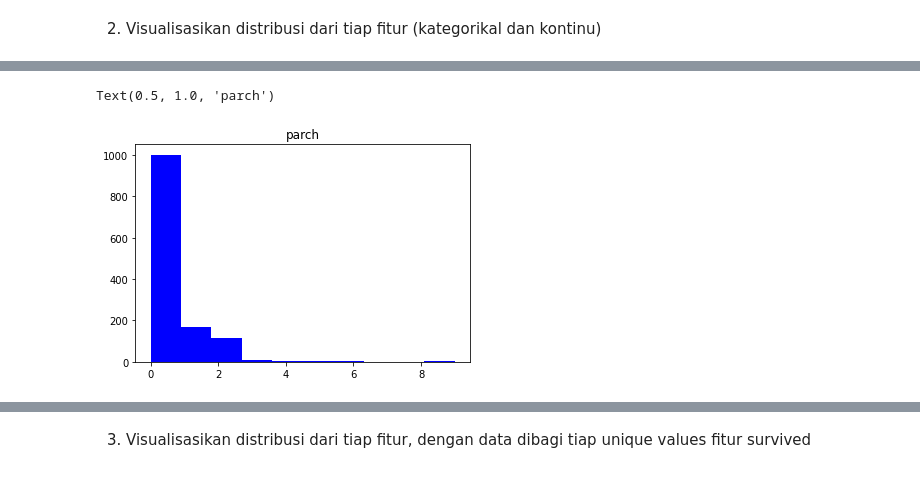
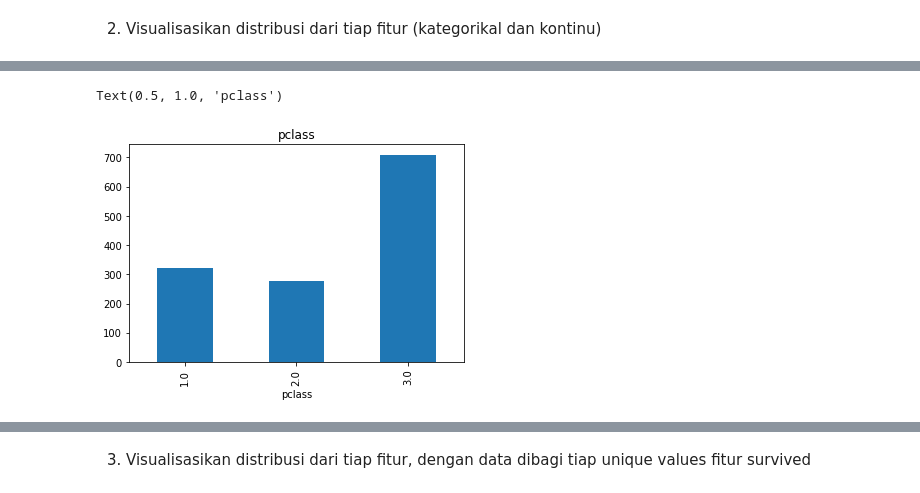
Before and after one commit to abiwardani/tugas-pendahuluan-1-if3270, a Jupyter notebook: Tugas_Pendahuluan_IF3270.ipynb, the cells around one changed output, grey strips where cells are left out. Drawn from its saved outputs; the diff is of its cells as text; code cells hidden in the pictures.

Commit message:
fix visualize data

```diff
--- a/Tugas_Pendahuluan_IF3270.ipynb
+++ b/Tugas_Pendahuluan_IF3270.ipynb
@@ -245,6 +216,6 @@ Text(0.5, 1.0, 'sibsp')
-# %%
-plt.hist(df['parch'], color = 'blue')
-plt.title('parch')
-# %% [output]
-Text(0.5, 1.0, 'parch')
-[figure, removed]
+# %%
+df.groupby('pclass')['index'].count().plot.bar(stacked=True)
+plt.title('pclass')
+# %% [output]
+Text(0.5, 1.0, 'pclass')
+[figure, added]
```
Also changed, not shown: parts of 24 cells of this notebook.
